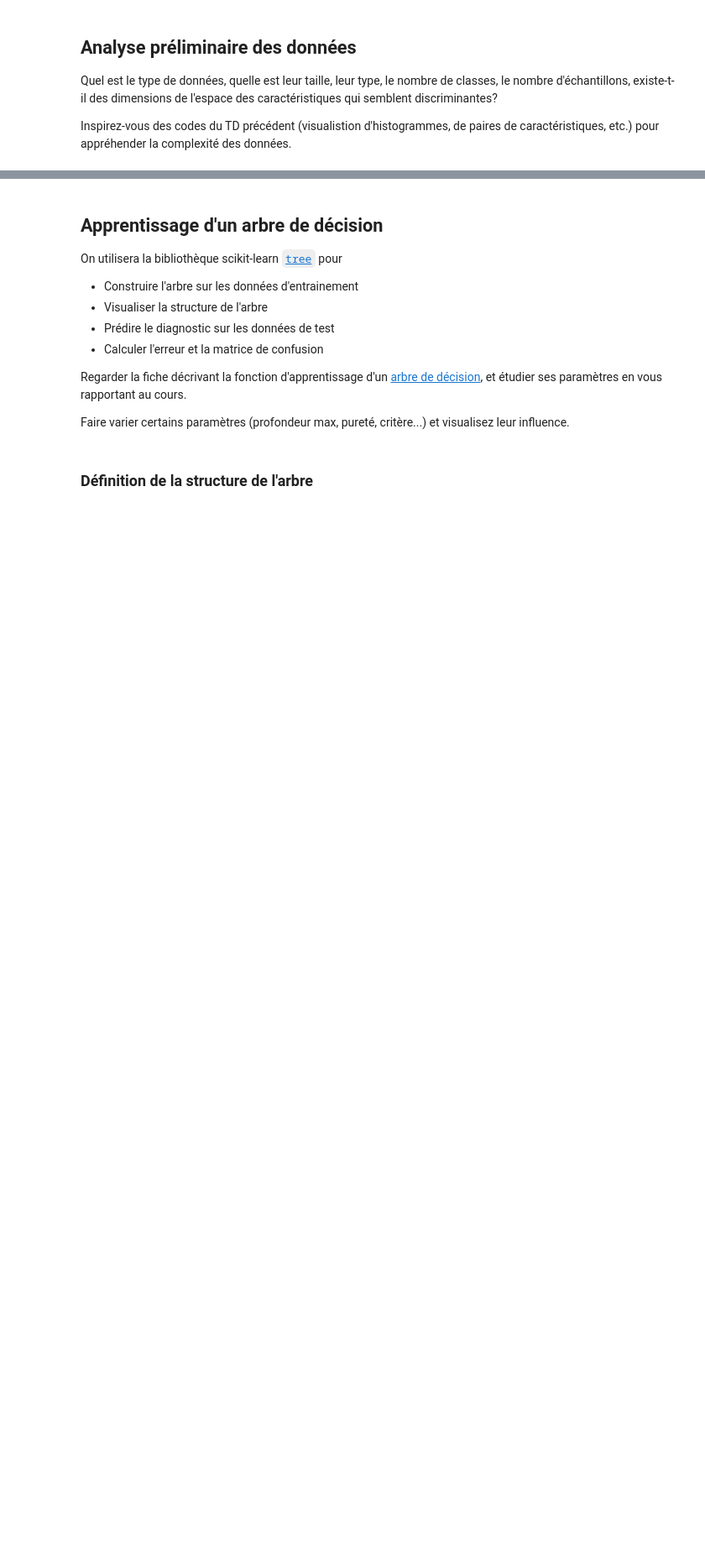
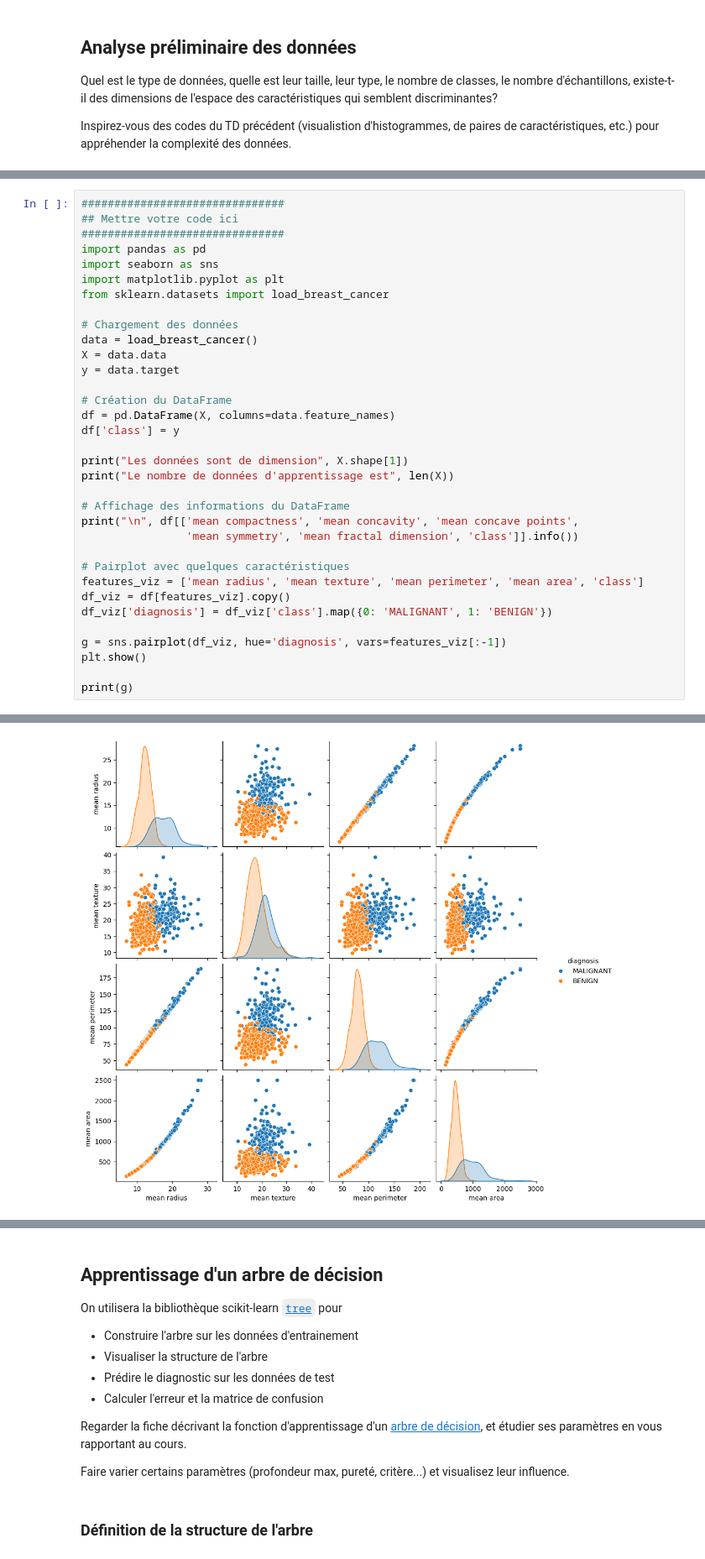
Before and after one commit to RowanHoupa35/ML-TD1, a Jupyter notebook: FormationML/td_arbres_knn_new_2023.ipynb, the cells around one changed output, grey strips where cells are left out. Shown: that part at 84% size. Drawn from its saved outputs; the diff is of its cells as text; blank space fills up the shorter version.

```diff
--- a/FormationML/td_arbres_knn_new_2023.ipynb
+++ b/FormationML/td_arbres_knn_new_2023.ipynb
@@ -77,0 +56,35 @@ memory usage: 26.8 KB
+# %%
+###############################
+## Mettre votre code ici
+###############################
+import pandas as pd
+import seaborn as sns
+import matplotlib.pyplot as plt
+from sklearn.datasets import load_breast_cancer
+
+# Chargement des données
+data = load_breast_cancer()
+X = data.data
+y = data.target
+
+# Création du DataFrame
+df = pd.DataFrame(X, columns=data.feature_names)
+df['class'] = y
+
+print("Les données sont de dimension", X.shape[1])
+print("Le nombre de données d'apprentissage est", len(X))
+
+# Affichage des informations du DataFrame
+print("\n", df[['mean compactness', 'mean concavity', 'mean concave points',
+                'mean symmetry', 'mean fractal dimension', 'class']].info())
+
+# Pairplot avec quelques caractéristiques
+features_viz = ['mean radius', 'mean texture', 'mean perimeter', 'mean area', 'class']
+df_viz = df[features_viz].copy()
+df_viz['diagnosis'] = df_viz['class'].map({0: 'MALIGNANT', 1: 'BENIGN'})
+
+g = sns.pairplot(df_viz, hue='diagnosis', vars=features_viz[:-1])
+plt.show()
+
+print(g)
+# %% [output]
@@ -77,0 +108 @@ memory usage: 26.8 KB
+[figure, added]
```
Also changed, not shown: parts of 12 cells of this notebook.
